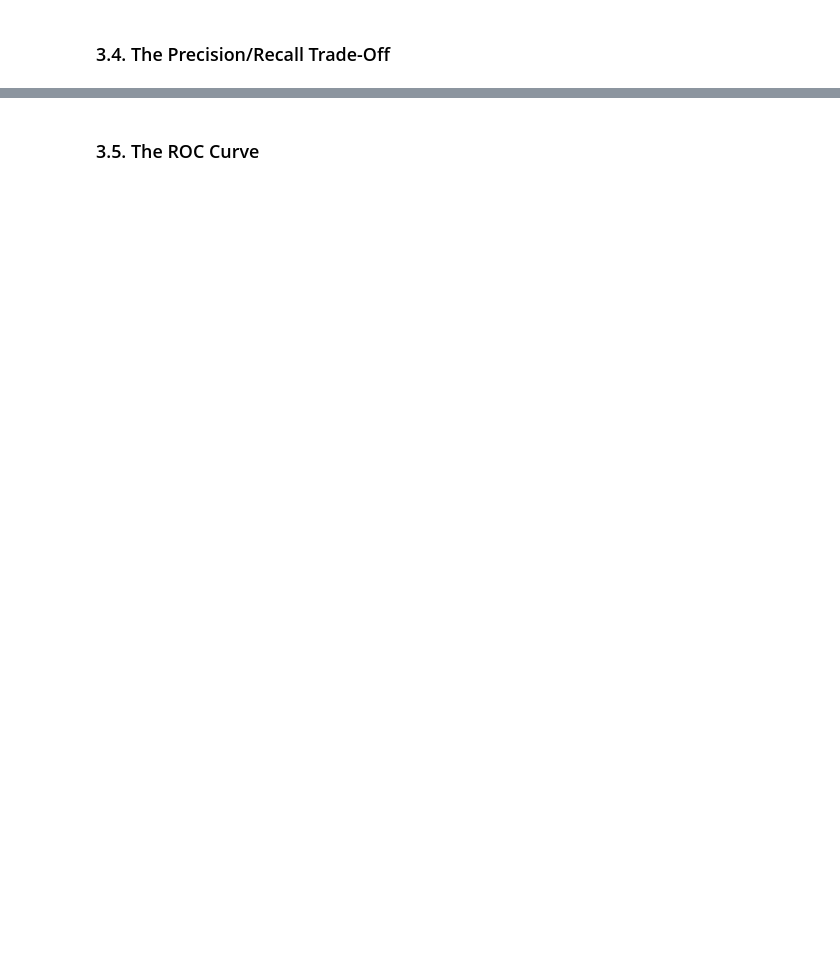
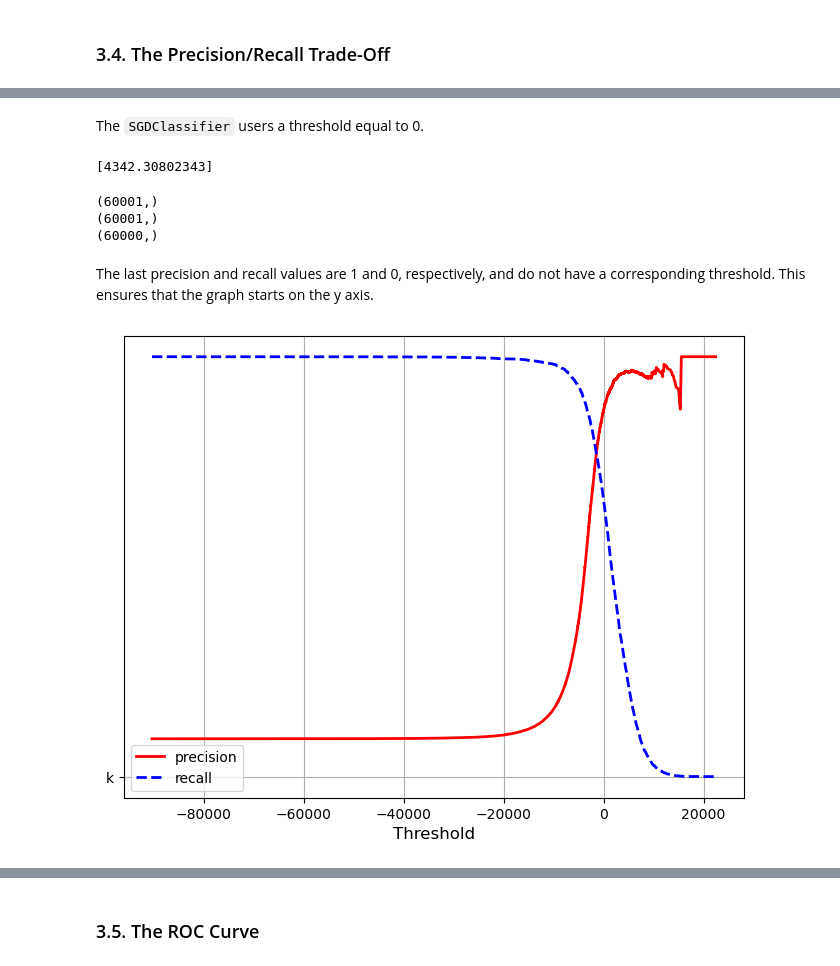
Before and after one commit to JinDai666/Hands-On-ML-Notes, a Jupyter notebook: ch03-classification/ch03_classification.ipynb, the cells around one changed output, grey strips where cells are left out. Saved outputs shown, nothing was run; the diff lists cells and outputs as text; code cells hidden in the pictures; blank space fills up the shorter version.

```diff
--- a/ch03-classification/ch03_classification.ipynb
+++ b/ch03-classification/ch03_classification.ipynb
@@ -9,2 +76,4 @@
 # %% [markdown]
 ### 3.1. Measuring Accuracy Using Cross-Validation
+# %%
+kf = StratifiedKFold(n_splits = 5, shuffle = True, random_state = 316)
@@ -18,0 +138,32 @@ This demonstrates why accuracy is generally not the preferred performance measur
+# %% [markdown]
+The `SGDClassifier` users a threshold equal to 0.
+# %%
+y_score = sgd_clf.decision_function(X_train.iloc[[0]])
+print(y_score)
+# %% [output]
+[4342.30802343]
+# %%
+y_scores = cross_val_predict(sgd_clf, X_train, y_train_5, cv = kf,
+                             method = 'decision_function')
+# %%
+precision, recall, thresholds = precision_recall_curve(y_train_5, y_scores)
+print(precision.shape)
+print(recall.shape)
+print(thresholds.shape)
+# %% [output]
+(60001,)
+(60001,)
+(60000,)
+# %% [markdown]
+The last precision and recall values are 1 and 0, respectively, and do not have a corresponding threshold. This ensures that the graph starts on the y axis.
+# %%
+fig, ax = plt.subplots(figsize = (8,6))
+ax.plot(thresholds, precision[:-1], 'r-', linewidth = 2, label = 'precision')
+ax.plot(thresholds, recall[:-1], 'b--', linewidth = 2, label = 'recall')
+ax.vlines(thresholds, 0, "k", linewidth = 4)
+ax.set_xlabel('Threshold', fontsize = 12)
+ax.legend()
+ax.grid(True)
+plt.show()
+# %% [output]
+[figure, added]
```
Also changed, not shown: parts of 26 cells of this notebook.
